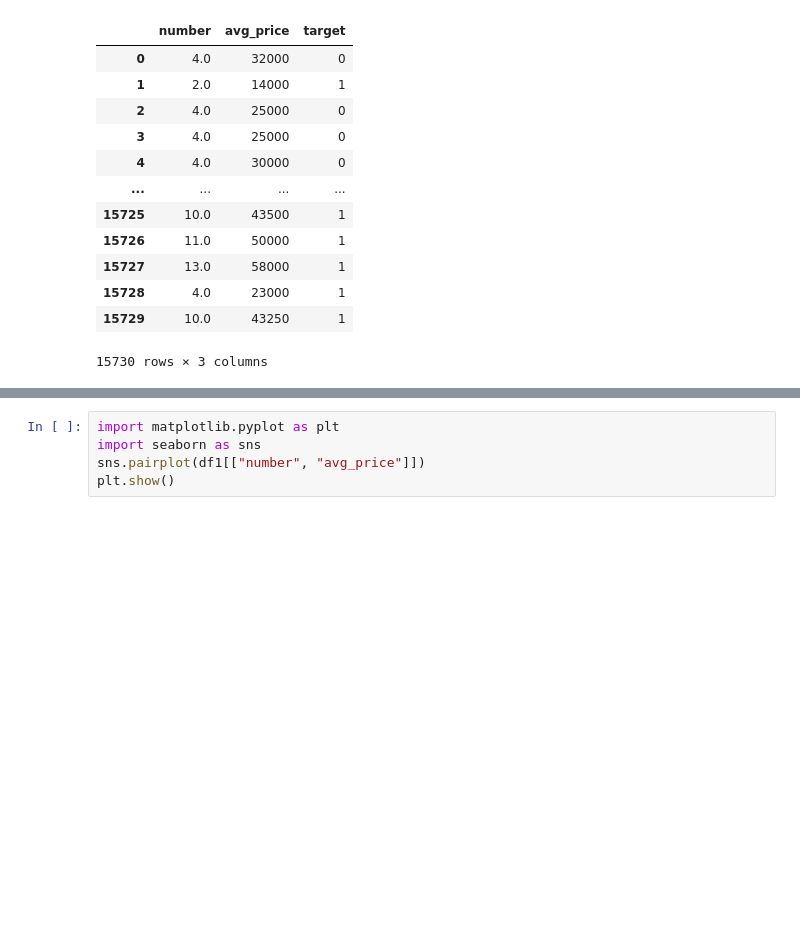
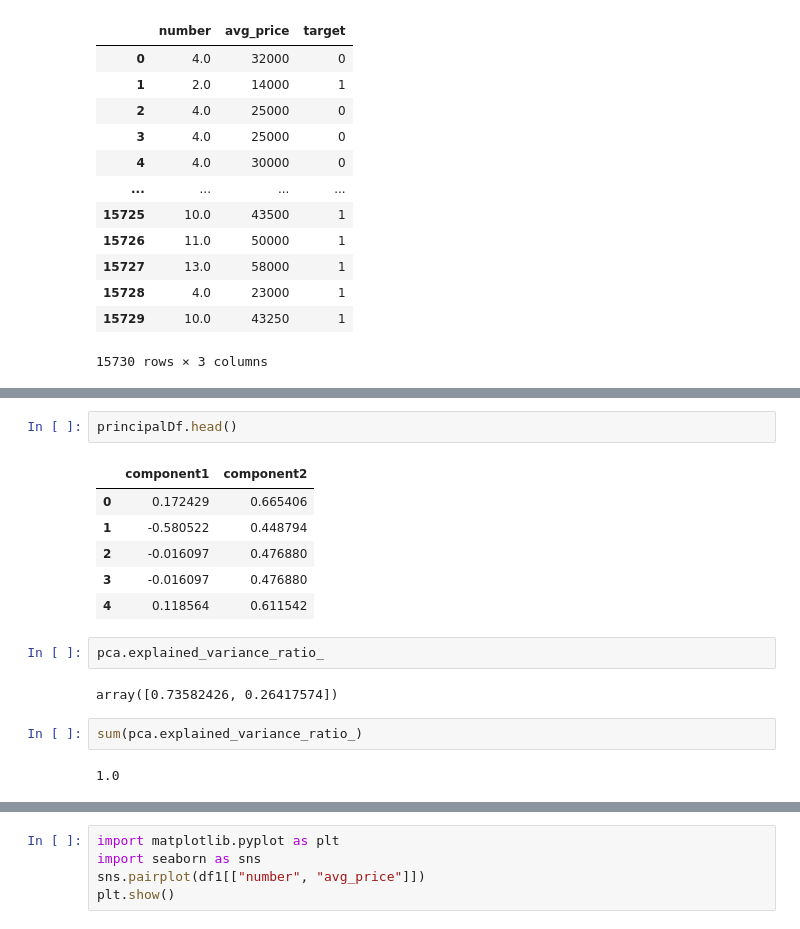
Before and after one commit to jihun5/jihun5, a Jupyter notebook: jupyter_project/jupyter_project/연습하기/인천.ipynb, the cells around one changed output, grey strips where cells are left out. Saved outputs shown, nothing was run; the diff lists cells and outputs as text; blank space fills up the shorter version.

```diff
--- a/jupyter_project/jupyter_project/연습하기/인천.ipynb
+++ b/jupyter_project/jupyter_project/연습하기/인천.ipynb
@@ -170,0 +193,17 @@ df1
+# %%
+principalDf.head()
+# %% [output]
+|  | component1 | component2 |
+| 0 | 0.172429 | 0.665406 |
+| 1 | -0.580522 | 0.448794 |
+| 2 | -0.016097 | 0.476880 |
+| 3 | -0.016097 | 0.476880 |
+| 4 | 0.118564 | 0.611542 |
+# %%
+pca.explained_variance_ratio_
+# %% [output]
+array([0.73582426, 0.26417574])
+# %%
+sum(pca.explained_variance_ratio_)
+# %% [output]
+1.0
```
Also changed, not shown: parts of 5 cells of this notebook, 16 other files.
